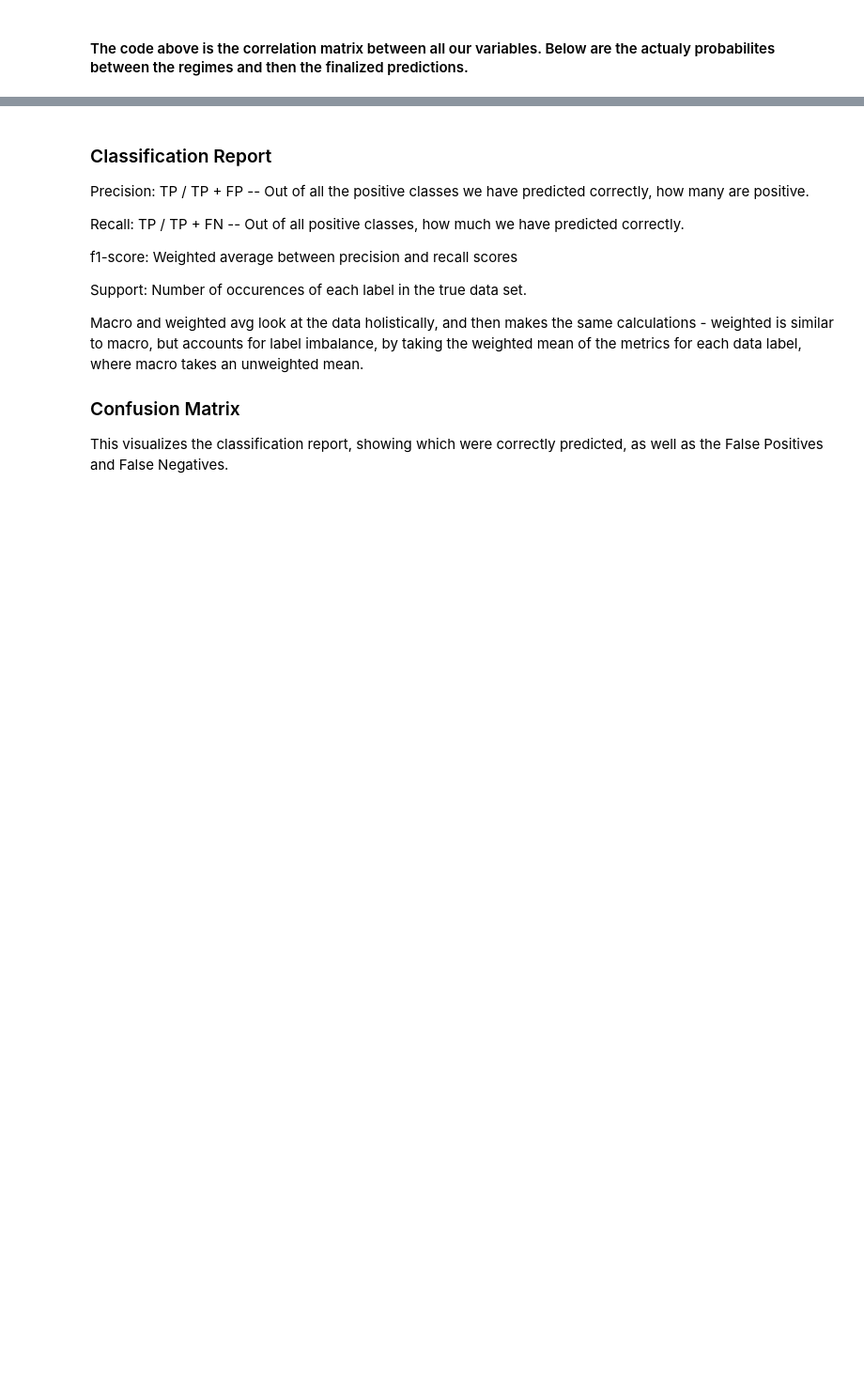
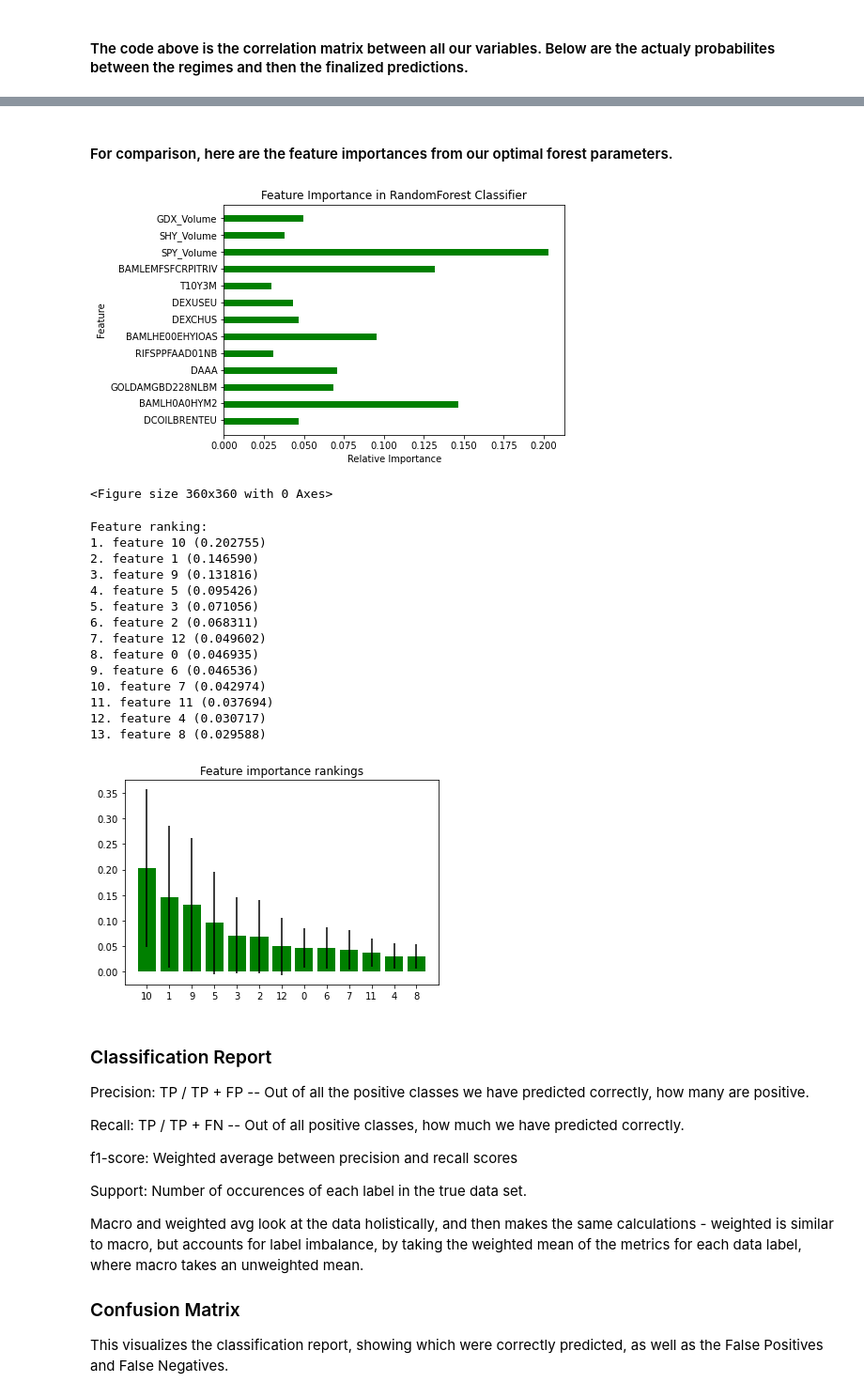
Before and after one commit to greggiordano12/Vol-Regime-Project, a Jupyter notebook: Vol Regime Checkpoint 2.ipynb, the cells around one changed output, grey strips where cells are left out. Shown: that part at 94% size. Saved outputs shown, nothing was run; the diff lists cells and outputs as text; code cells hidden in the pictures; blank space fills up the shorter version.

```diff
--- a/Vol Regime Checkpoint 2.ipynb
+++ b/Vol Regime Checkpoint 2.ipynb
@@ -121,0 +130,5 @@ trial_regime_prediction.all_predictions_df
+# %%
+estimators = 1600
+features = 'auto'
+depth = None
+optimal_regime_prediction = rfClass.Regime_Predict(trial_vol, n_estimators = estimators, max_features = features, max_depth = depth)
@@ -144,3 +159,27 @@ Feature ranking:
+# %% [markdown]
+#### For comparison, here are the feature importances from our optimal forest parameters.
+# %%
+optimal_regime_prediction.plot_feature_importances()
+
+optimal_regime_prediction.plot_feature_rankings()
+# %% [output]
+[figure, added]
+<Figure size 360x360 with 0 Axes>
+Feature ranking:
+1. feature 10 (0.202755)
+2. feature 1 (0.146590)
+3. feature 9 (0.131816)
+4. feature 5 (0.095426)
+5. feature 3 (0.071056)
+6. feature 2 (0.068311)
+7. feature 12 (0.049602)
+8. feature 0 (0.046935)
+9. feature 6 (0.046536)
+10. feature 7 (0.042974)
+11. feature 11 (0.037694)
+12. feature 4 (0.030717)
+13. feature 8 (0.029588)
+[figure, added]
 # %% [markdown]
 ### Classification Report
 
```
Also changed, not shown: parts of 14 cells of this notebook, 1 other file.
